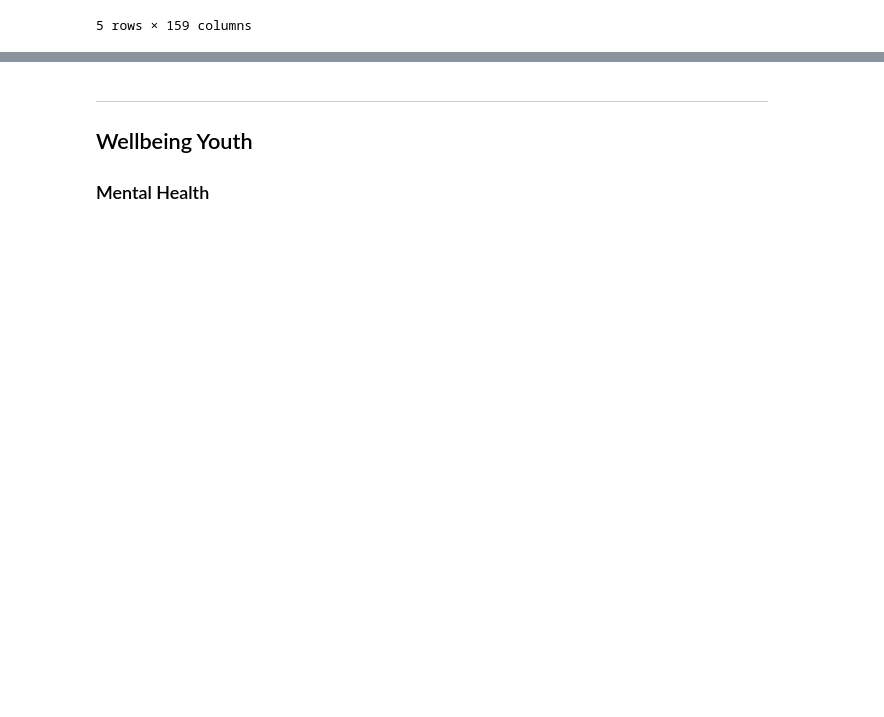
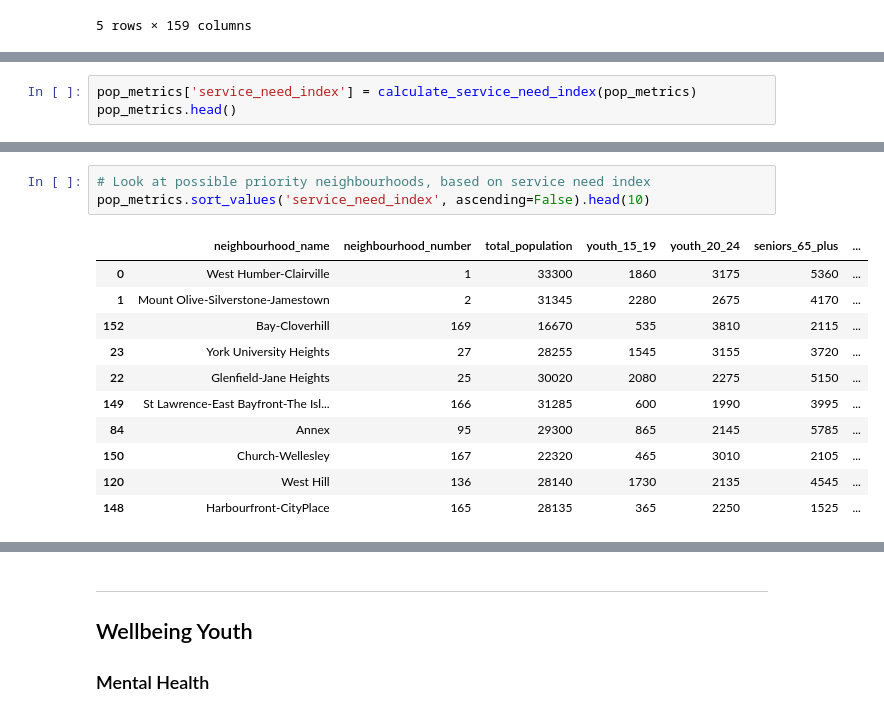
Before and after one commit to tsbarr/toronto-open-data, a Jupyter notebook: mental-health-services/notebooks/01_data_collection.ipynb, the cells around one changed output, grey strips where cells are left out. Cells and saved outputs as stored; diff of their text form; blank space fills up the shorter version.

```diff
--- a/mental-health-services/notebooks/01_data_collection.ipynb
+++ b/mental-health-services/notebooks/01_data_collection.ipynb
@@ -49,0 +50,3 @@ pop_metrics.head()
+# %%
+pop_metrics['service_need_index'] = calculate_service_need_index(pop_metrics)
+pop_metrics.head()
@@ -49,0 +60,15 @@ pop_metrics.head()
+# %%
+# Look at possible priority neighbourhoods, based on service need index
+pop_metrics.sort_values('service_need_index', ascending=False).head(10)
+# %% [output]
+|  | neighbourhood_name | neighbourhood_number | total_population | youth_15_19 | youth_20_24 | seniors_65_plus | ... |
+| 0 | West Humber-Clairville | 1 | 33300 | 1860 | 3175 | 5360 | ... |
+| 1 | Mount Olive-Silverstone-Jamestown | 2 | 31345 | 2280 | 2675 | 4170 | ... |
+| 152 | Bay-Cloverhill | 169 | 16670 | 535 | 3810 | 2115 | ... |
+| 23 | York University Heights | 27 | 28255 | 1545 | 3155 | 3720 | ... |
+| 22 | Glenfield-Jane Heights | 25 | 30020 | 2080 | 2275 | 5150 | ... |
+| 149 | St Lawrence-East Bayfront-The Isl... | 166 | 31285 | 600 | 1990 | 3995 | ... |
+| 84 | Annex | 95 | 29300 | 865 | 2145 | 5785 | ... |
+| 150 | Church-Wellesley | 167 | 22320 | 465 | 3010 | 2105 | ... |
+| 120 | West Hill | 136 | 28140 | 1730 | 2135 | 4545 | ... |
+| 148 | Harbourfront-CityPlace | 165 | 28135 | 365 | 2250 | 1525 | ... |
```
Also changed, not shown: parts of 24 cells of this notebook, 1 other file.
